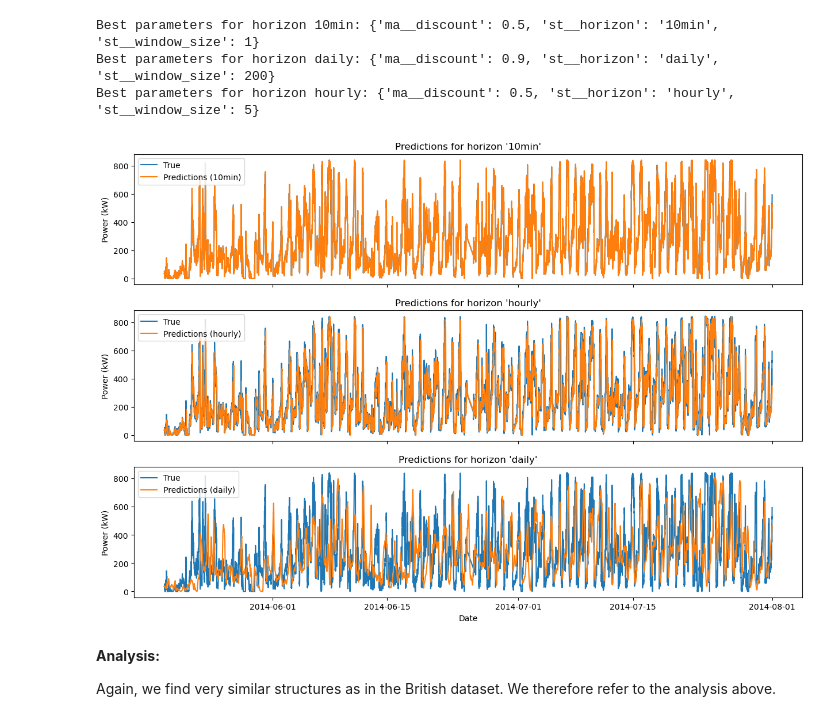
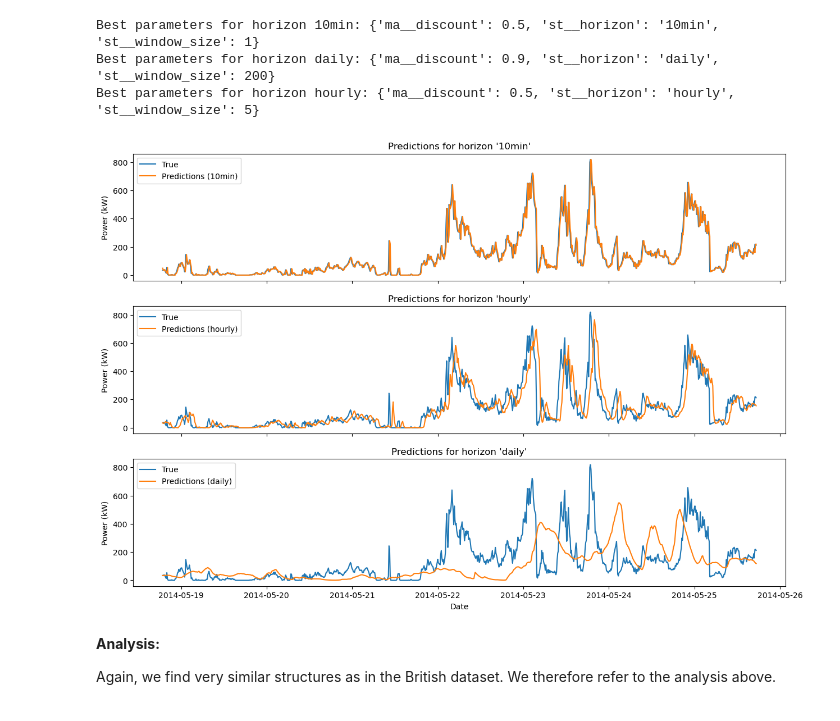
Before and after one commit to H-Kugler/forecasting-wind-power, a Jupyter notebook: notebooks/MovingAverage.ipynb, the cells around one changed output. Cells and saved outputs as stored; diff of their text form; code cells hidden in the pictures.

```diff
--- a/notebooks/MovingAverage.ipynb
+++ b/notebooks/MovingAverage.ipynb
@@ -246,10 +246,10 @@ for horizon in ["10min", "hourly", "daily"]:
     predictions[horizon] = models[horizon].predict(X_test)
 predictions = pd.DataFrame(predictions, index=X_test.index)
 # %%
-### plot predictions
-vis.plot_predictions(predictions, y_test)
+### plot first 1000 predictions
+vis.plot_predictions(predictions[:1000], y_test[:1000])
 # %% [output]
-[figure, old version]
+[figure, new version]
 # %% [markdown]
 __Analysis:__
 
```
Also changed, not shown: parts of 2 cells of this notebook, 8 other files.
